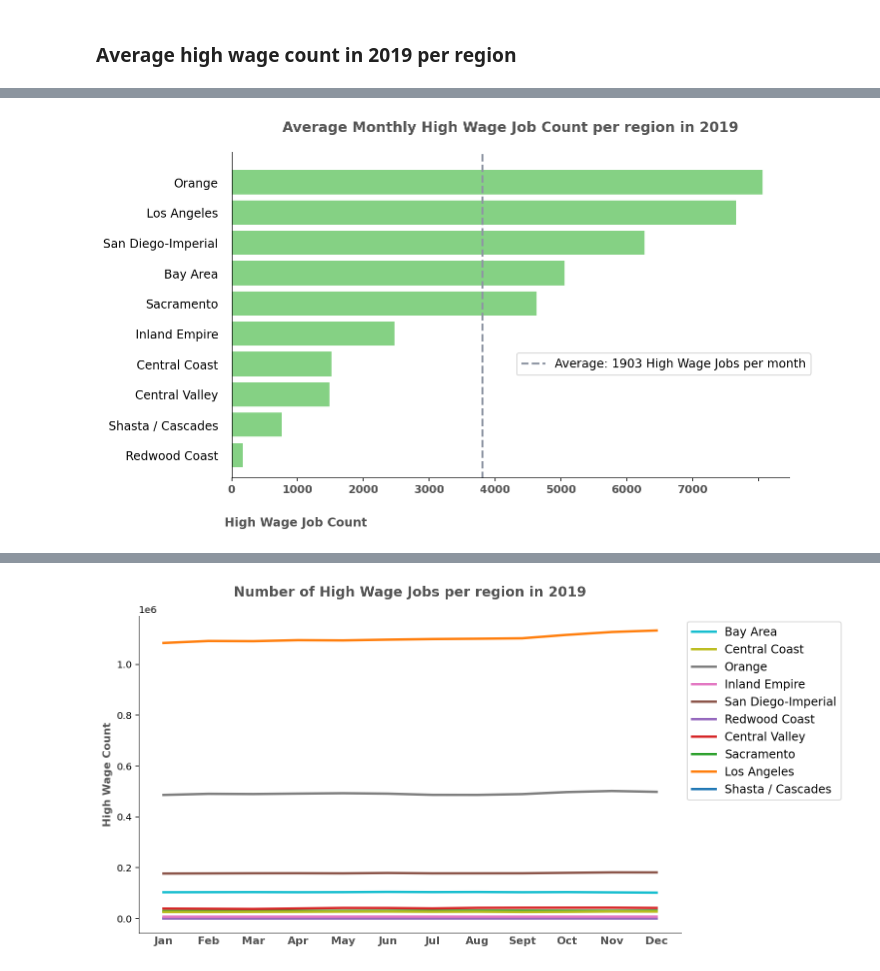
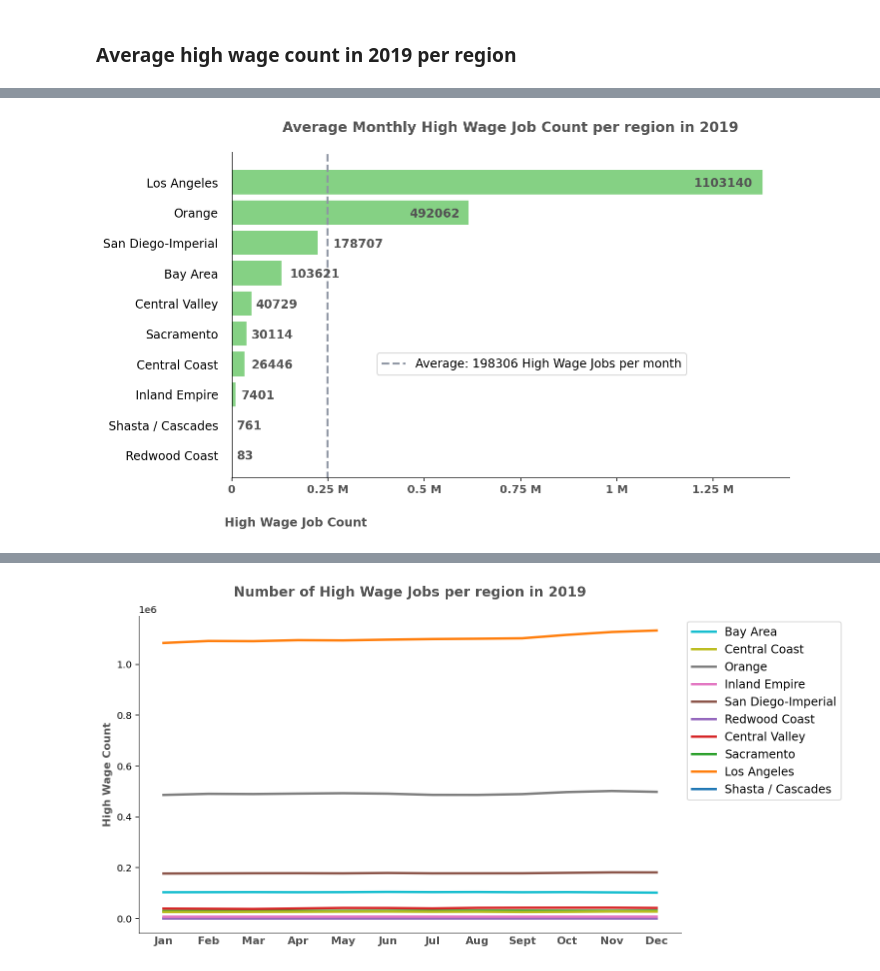
Before and after one commit to cafwd/job_quality_index, a Jupyter notebook: high-wage-visualizations.ipynb, the cells around one changed output, grey strips where cells are left out. Cells and saved outputs as stored; diff of their text form; code cells hidden in the pictures.

```diff
--- a/high-wage-visualizations.ipynb
+++ b/high-wage-visualizations.ipynb
@@ -197,7 +262,7 @@ plt.show()
 # %% [markdown]
 ### Average high wage count in 2019 per region
 # %%
-hw_regions = data.groupby(by=["CDI Regions"]).mean().sort_values(by='High Wage Count')
+hw_regions = data.groupby(by=["CDI Regions", "Date"]).sum().groupby(by=['CDI Regions']).mean().sort_values(by='High Wage Count')
 hw_regions
 # %% [output]
 |  | Population | High Wage Count | Cost of Living |
@@ -230,36 +280,47 @@ cost_of_living[0:11]
 # %%
 fig, ax = plt.subplots(figsize=(10,6))
 
 ax.barh(np.arange(10), hw_regions['High Wage Count'].values, color='#85d184')
 
 ax.set_yticks(np.arange(10))
 ax.set_yticklabels(hw_regions.index, fontsize = 12, ha='right')
 ax.tick_params(axis='y',direction='out', pad=10, left=False)
 
 ax.set_xlabel("High Wage Job Count", fontsize=12, weight='bold', color = '#545454')
-ax.set_xticklabels(['0', '1000','2000','3000','4000','5000','6000','7000'],
+ax.set_xticklabels(['0', '0.25 M','0.5 M','0.75 M','1 M','1.25 M','1.5 M','1.75 M'],
                    fontsize=11, weight='bold', color = '#545454')
 ax.xaxis.set_label_coords(0.115, -0.12)
 
 mean_val = int(hw_regions['High Wage Count'].values.mean())
 
 ax.vlines(x=mean_val, ymin=-0.8, ymax=10,
           color='#8e95a3', lw=2, ls='dashed', label=f'Average: {mean_val} High Wage Jobs per month')
 ax.set_ylim(-0.75, 10)
 
 ax.set_title('Average Monthly High Wage Job Count per region in 2019',
              fontsize=14, weight='bold', pad=20, color='#545454')
 
+ax.annotate(f"{int(hw_regions['High Wage Count'].values[0])}", (10000, -0.15), size=12, weight='bold', color='#545454', annotation_clip=False)
+ax.annotate(f"{int(hw_regions['High Wage Count'].values[1])}", (10000, 0.85), size=12, weight='bold', color='#545454', annotation_clip=False)
+ax.annotate(f"{int(hw_regions['High Wage Count'].values[2])}", (20000, 1.85), size=12, weight='bold', color='#545454', annotation_clip=False)
+ax.annotate(f"{int(hw_regions['High Wage Count'].values[3])}", (40000, 2.85), size=12, weight='bold', color='#545454', annotation_clip=False)
+ax.annotate(f"{int(hw_regions['High Wage Count'].values[4])}", (40000, 3.85), size=12, weight='bold', color='#545454', annotation_clip=False)
+ax.annotate(f"{int(hw_regions['High Wage Count'].values[5])}", (50000, 4.85), size=12, weight='bold', color='#545454', annotation_clip=False)
+ax.annotate(f"{int(hw_regions['High Wage Count'].values[6])}", (120000, 5.85), size=12, weight='bold', color='#545454', annotation_clip=False)
+ax.annotate(f"{int(hw_regions['High Wage Count'].values[7])}", (210000, 6.85), size=12, weight='bold', color='#545454', annotation_clip=False)
+ax.annotate(f"{int(hw_regions['High Wage Count'].values[8])}", (370000, 7.85), size=12, weight='bold', color='#545454', annotation_clip=False)
+ax.annotate(f"{int(hw_regions['High Wage Count'].values[9])}", (960000, 8.85), size=12, weight='bold', color='#545454', annotation_clip=False)
+
 ax.spines['top'].set_visible(False)
 ax.spines['right'].set_visible(False)
 ax.spines['bottom'].set_linewidth(0.5)
 ax.spines['left'].set_linewidth(0.5)
 
 handles, labels = ax.get_legend_handles_labels()
-ax.legend(handles[::-1], labels[::-1], bbox_to_anchor=(0.5, 0.4), loc='upper left', fontsize=12)
+ax.legend(handles[::-1], labels[::-1], bbox_to_anchor=(0.25, 0.4), loc='upper left', fontsize=12)
 plt.show()
 # %% [output]
-[figure, old version]
+[figure, new version]
 # %%
 shasta_data = data.loc[data['CDI Regions'] == 'Shasta / Cascades']
 cv_data = data.loc[data['CDI Regions'] == 'Central Valley']
```
Also changed, not shown: parts of 44 cells of this notebook.
